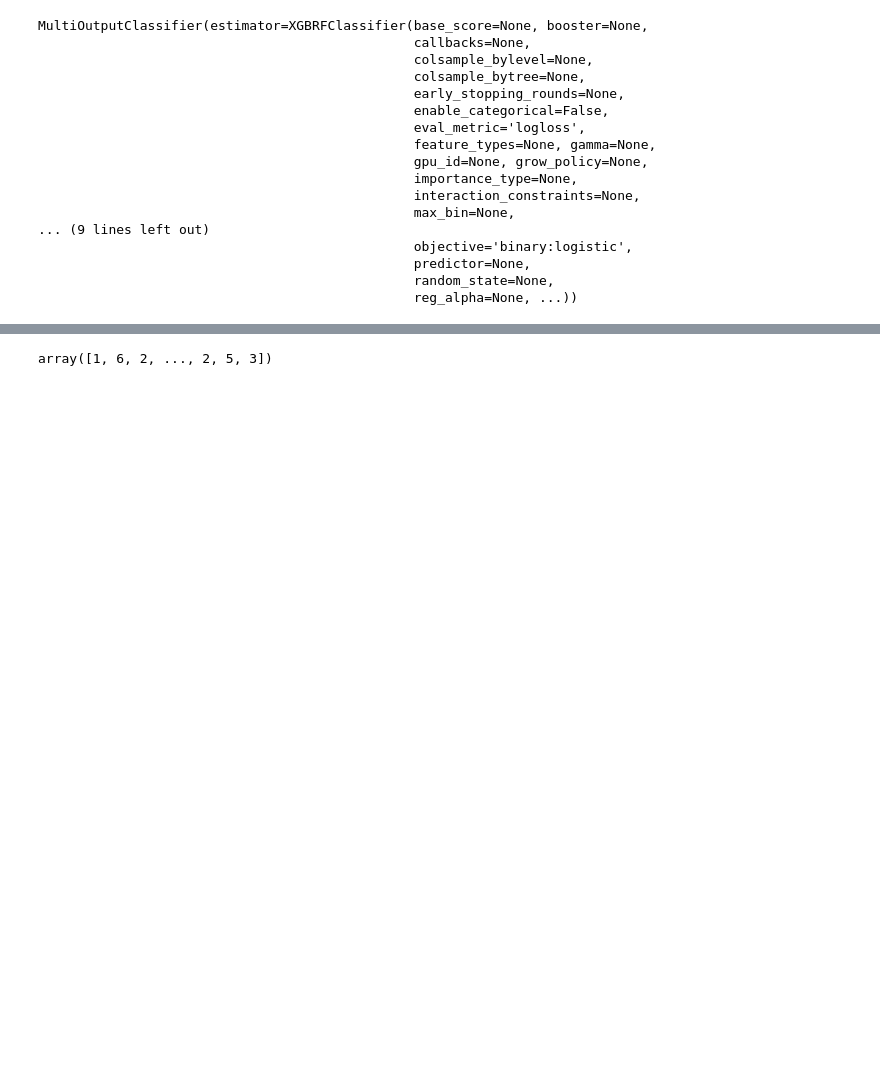
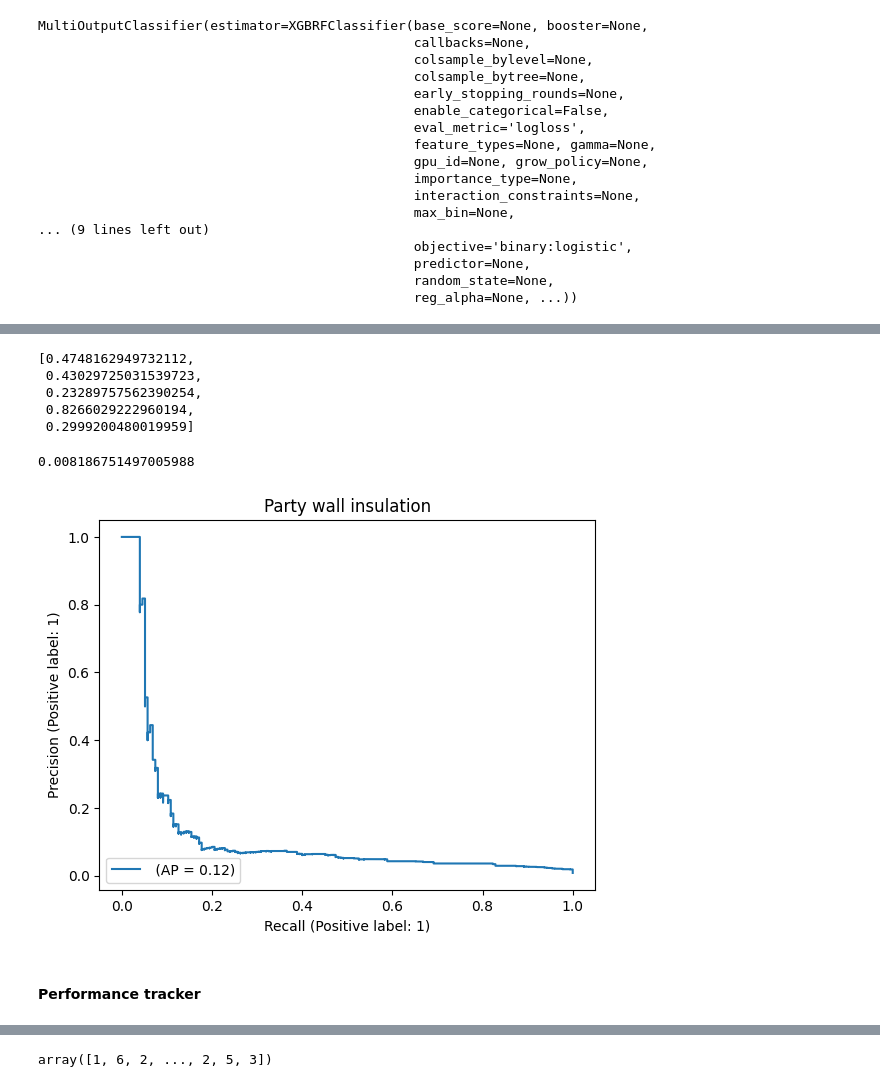
Before and after one commit to pierodellagiustina/epc-recc-analysis, a Jupyter notebook: analysis.ipynb, the cells around one changed output, grey strips where cells are left out. Drawn from its saved outputs; the diff is of its cells as text; code cells hidden in the pictures; blank space fills up the shorter version.

```diff
--- a/analysis.ipynb
+++ b/analysis.ipynb
@@ -1571,0 +1484,30 @@ tmp.sort_values('weight',ascending=False).head(30)
+# %%
+avg_prec_scores = []
+
+for cn in range(y_test.shape[1]):
+    ap = average_precision_score(y_test[:,cn],
+                        multilabel_clf.estimators_[cn].predict_proba(x_test)[:,1])
+    avg_prec_scores.append(ap)
+
+avg_prec_scores[:5]
+# %% [output]
+[0.4748162949732112,
+ 0.43029725031539723,
+ 0.23289757562390254,
+ 0.8266029222960194,
+ 0.2999200480019959]
+# %%
+# plot individual precision-recall curve
+class_number = 39
+display = PrecisionRecallDisplay.from_estimator(
+    multilabel_clf.estimators_[class_number], x_test, y_test[:,class_number], name=""
+)
+_ = display.ax_.set_title(id_to_text_mapper.iloc[class_number])
+
+print(y_test[:,class_number].mean())
+# print(id_to_text_mapper.iloc[0])
+# %% [output]
+0.008186751497005988
+[figure, added]
+# %% [markdown]
+#### Performance tracker
```
Also changed, not shown: parts of 38 cells of this notebook, 2 other files.
